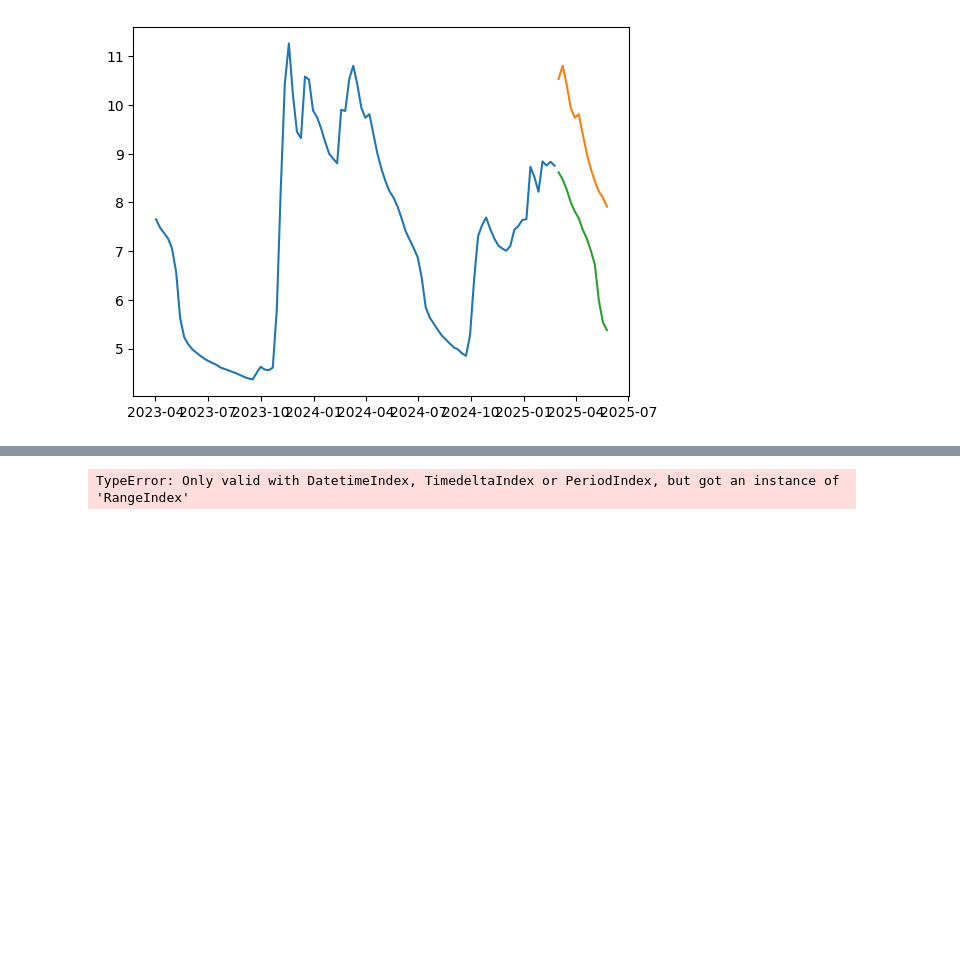
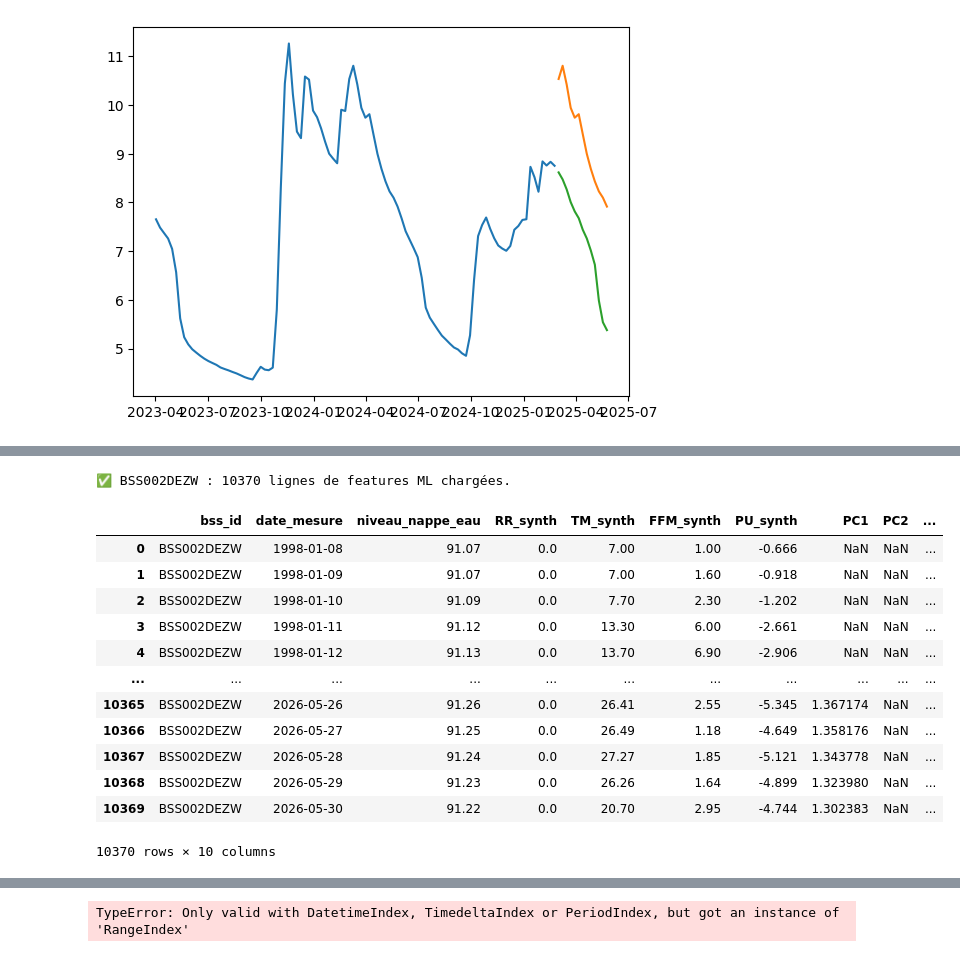
Before and after one commit to charourou/Projet_Hydrosense, a Jupyter notebook: notebooks/Week_evaluate_MRI.ipynb, the cells around one changed output, grey strips where cells are left out. Cells and saved outputs as stored; diff of their text form; code cells hidden in the pictures; blank space fills up the shorter version.

```diff
--- a/notebooks/Week_evaluate_MRI.ipynb
+++ b/notebooks/Week_evaluate_MRI.ipynb
@@ -246,0 +236,18 @@ Evaluating model on 780 rows...
+# %%
+d0 = load_plean(params.TARGETS_BSS[0])
+d0
+# %% [output]
+✅ BSS002DEZW : 10370 lignes de features ML chargées.
+|  | bss_id | date_mesure | niveau_nappe_eau | RR_synth | TM_synth | FFM_synth | PU_synth | PC1 | PC2 | ... |
+| 0 | BSS002DEZW | 1998-01-08 | 91.07 | 0.0 | 7.00 | 1.00 | -0.666 | NaN | NaN | ... |
+| 1 | BSS002DEZW | 1998-01-09 | 91.07 | 0.0 | 7.00 | 1.60 | -0.918 | NaN | NaN | ... |
+| 2 | BSS002DEZW | 1998-01-10 | 91.09 | 0.0 | 7.70 | 2.30 | -1.202 | NaN | NaN | ... |
+| 3 | BSS002DEZW | 1998-01-11 | 91.12 | 0.0 | 13.30 | 6.00 | -2.661 | NaN | NaN | ... |
+| 4 | BSS002DEZW | 1998-01-12 | 91.13 | 0.0 | 13.70 | 6.90 | -2.906 | NaN | NaN | ... |
+| ... | ... | ... | ... | ... | ... | ... | ... | ... | ... | ... |
+| 10365 | BSS002DEZW | 2026-05-26 | 91.26 | 0.0 | 26.41 | 2.55 | -5.345 | 1.367174 | NaN | ... |
+| 10366 | BSS002DEZW | 2026-05-27 | 91.25 | 0.0 | 26.49 | 1.18 | -4.649 | 1.358176 | NaN | ... |
+| 10367 | BSS002DEZW | 2026-05-28 | 91.24 | 0.0 | 27.27 | 1.85 | -5.121 | 1.343778 | NaN | ... |
+| 10368 | BSS002DEZW | 2026-05-29 | 91.23 | 0.0 | 26.26 | 1.64 | -4.899 | 1.323980 | NaN | ... |
+| 10369 | BSS002DEZW | 2026-05-30 | 91.22 | 0.0 | 20.70 | 2.95 | -4.744 | 1.302383 | NaN | ... |
+10370 rows × 10 columns
```
Also changed, not shown: parts of 8 cells of this notebook.
